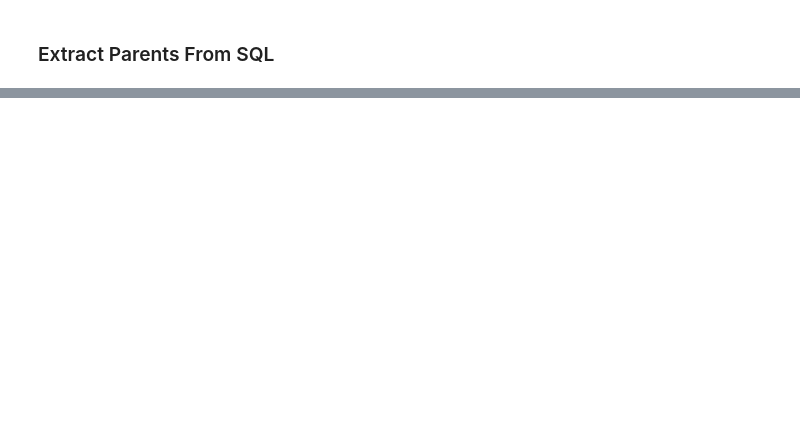
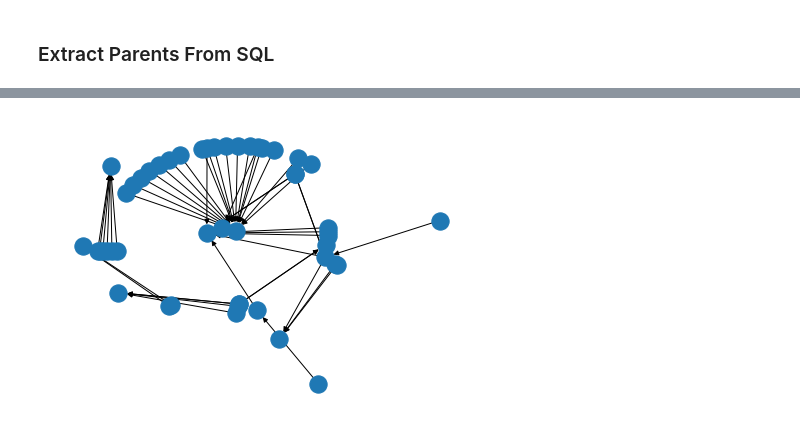
Before and after one commit to blazova/blazova.lucia-gmail.com, a Jupyter notebook: periscope_tree.ipynb, the cells around one changed output, grey strips where cells are left out. Saved outputs shown, nothing was run; the diff lists cells and outputs as text; code cells hidden in the pictures; blank space fills up the shorter version.

Commit message:
Fixed formatting and bugs in parent and child dict

```diff
--- a/periscope_tree.ipynb
+++ b/periscope_tree.ipynb
@@ -169,31 +137,35 @@ def get_ctes(c_sql):
    ctes = set(REG_CTES.findall(c_sql))
    return ctes
 # %%
-  # clean the sql
+
 def get_node_info(tree_df):
 
     node_info_dict = {}
     parent_dict = {}
 
-    for sql in tree_df:
+    for i, sql in tree_df.iterrows():
 
-       c_sql = clean_sql(sql)
-       # get the set of parents
-       parents = get_parents(c_sql)
-       # get set of ctes to exclude from parents
-       ctes = get_ctes(c_sql)
-       # remove CTES from parent dict
-       for cte in ctes:
+        c_sql = clean_sql(sql["sql"])
+        # get the set of parents
+        parents = get_parents(c_sql)
+        # get set of ctes to exclude from parents
+        ctes = get_ctes(c_sql)
+        # remove CTES from parent dict
+        for cte in ctes:
            parents.discard(cte)
-       # get rid of brackets in views
-       c_parents = set()
-       for parent in parents:
+        # get rid of brackets in views
+        c_parents = set()
+        for parent in parents:
            if not parent[:1] == '(':
                c_parents.add(REG_BRACKETS.sub('', parent))
-       # add the object name and type and direct parents to the dict
-       node_info_dict[object_name] = object_type
-       parent_dict[object_name] = c_parents
-    return (parent_dict, node_info_dict)
+        # add the object name and type and direct parents to the dict
+        node_info_dict[sql["name"]] = sql["type"]
+        parent_dict[sql["name"]] = c_parents
+
+
+    return parent_dict, node_info_dict
+# %%
+parent_dict, node_info_dict = get_node_info(tree_df)
 # %%
 # Define Relevant Node-set
 
@@ -249,0 +220,11 @@ Note: you may need to restart the kernel to use updated packages.
+# %%
+# Visualising nodes in a complex network is not easy and srequires more time and research
+# than I had in this project. Therfore I am finishing with a siple draft only.
+
+node_set = tree_df["name"].sample(10)
+# %%
+G = build_d_graph(parent_dict, node_set, node_info_dict)
+# %%
+nx.draw_kamada_kawai(G)
+# %% [output]
+[figure, added]
```
Also changed, not shown: parts of 31 cells of this notebook.
